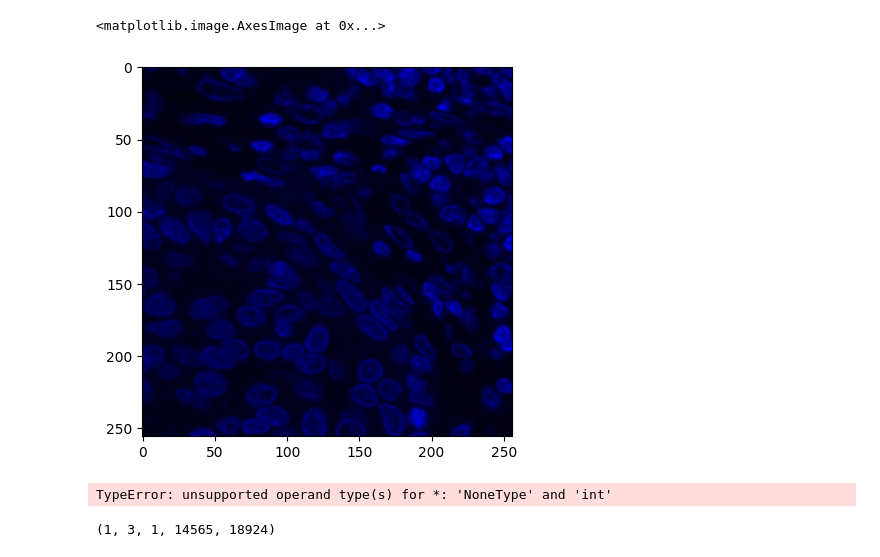
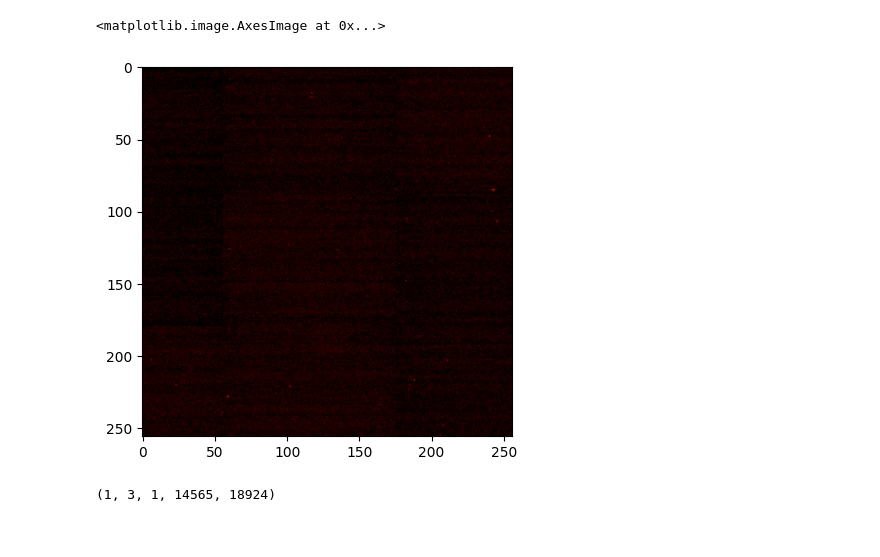
Before and after one commit to davidvi/tissueviewer, a Jupyter notebook: server/OmeZarrConnector/read-raw.ipynb, the cells around one changed output. Cells and saved outputs as stored; diff of their text form; code cells hidden in the pictures.

```diff
--- a/server/OmeZarrConnector/read-raw.ipynb
+++ b/server/OmeZarrConnector/read-raw.ipynb
@@ -183,5 +183,5 @@ class OmeZarrConnector:
     # Generate dzi
 
     dzi = '<?xml version="1.0" encoding="UTF-8"?>\n'
-    dzi += f'<Image TileSize="{self.tile_size}" Overlap="0" Format="png" xmlns="http://schemas.microsoft.com/deepzoom/2008">\n'
-    dzi += f'  <Size Width="{size_x}" Height="{size_y}"/>\n'
+    dzi += f'<Image TileSize="{self.tile_size}" Overlap="0" Format="jpeg" xmlns="http://schemas.microsoft.com/deepzoom/2008">\n'
+    dzi += f'  <Size Height="{size_y}" Width="{size_x}"/>\n'
@@ -255,7 +255,7 @@ class OmeZarrConnector:
                          image_id = 0,
                          dzi_zoom_level = 1,
                          channels = [0],
-                         intensities=[1],
+                         intensities=[1.0],
                          colors=['blue'],
                          is_rgb = False,
                          tile_x = 0,
@@ -274,27 +274,22 @@ class OmeZarrConnector:
     """
 
     # Get the zoom level for the zarr file
-    zoom_level = self.dzi_total_zoom_levels - dzi_zoom_level - 2 # was 2
+    zoom_level = self.dzi_total_zoom_levels - dzi_zoom_level
 
-    merged_image = None #np.zeros((self.tile_size, self.tile_size, 3), dtype=np.uint8)
+    merged_image = None
 
     if not is_rgb:
       for channel, intensity, color in zip(channels, intensities, colors):
         color_rgb = self.color_map[color]
 
         image = self.get_tile_image(image_id, zoom_level, channel, tile_x, tile_y)
-        enhanced_image = cv2.convertScaleAbs(image, alpha=intensity)
-
+        # enhanced_image = cv2.convertScaleAbs(image, alpha=intensity)
+        enhanced_image = np.clip(image * intensity, 0, 255).astype(np.uint8)
         colored_image = cv2.merge([enhanced_image * color_rgb[i] for i in range(3)])
-        # colored_image = np.zeros((image.shape[0], image.shape[1], 3), dtype=np.float32)
-        # for i in range(3):
-          # colored_image[:,:,i] = enhanced_image * color_rgb[i]
-        # colored_image = cv2.normalize(colored_image, None, 0, 255, cv2.NORM_MINMAX)
 
         if merged_image is None:
           merged_image = colored_image
         merged_image = cv2.add(merged_image, colored_image)
-        # merged_image = merged_image.astype(np.uint8)
 
     else:
       for channel in channels:
@@ -304,29 +299,28 @@ class OmeZarrConnector:
         merged_image[:, :, channel] = image
 
     return merged_image
-
-
-test_ome = OmeZarrConnector('/Users/vanijzen/Desktop/public/example-raw.zarr')
-plt.imshow(test_ome.get_combined_image(0, 14, [0], [1, 5], ['blue'], False, 31, 30))
-# %% [output]
-<matplotlib.image.AxesImage at 0x...>
-[figure, removed]
 # %%
-test_ome = OmeZarrConnector('/Users/vanijzen/Desktop/public/example-raw.zarr')
+#test_ome = OmeZarrConnector('/Users/vanijzen/Desktop/public/example-raw.zarr')
 # test_ome = OmeZarrConnector('/Users/vanijzen/Desktop/public/TMA1.zarr')
-
+test_ome = OmeZarrConnector('/Volumes/external/tissueviewer/public/250724_Macrophages_MELA_TMA1a_Scan1.er.zarr')
 
 # test_ome.generate_dzi(0)
 
 # test_ome.return_metadata()
 
 # plt.imshow(test_ome.get_tile_image(0, 0, 0, 0, 0))
 
 # plt.imshow(test_ome.get_combined_image(0, 12, [0, 1, 2], [1, 1, 1], ['red', 'green', 'blue'], 1, 1))
 # plt.imshow(test_ome.get_combined_image(0, 9, [0, 1, 2], [1, 1, 1], ['red', 'green', 'blue'], True, 0, 0))
-plt.imshow(test_ome.get_combined_image(0, 14, [0, 1], [1, 5], ['blue', 'green'], False, 31, 30))
+#plt.imshow(test_ome.get_combined_image(0, 14, [0, 1], [1, 5], ['blue', 'green'], False, 31, 30))
+
+
+plt.imshow(test_ome.get_combined_image(0, 13, [0], [1], ['blue'], 4, 4))
+# plt.imshow(test_ome.get_tile_image(0, 2, 0, 8, 8))
+# test_ome.total_zoom_levels # 9
 # %% [output]
-TypeError: unsupported operand type(s) for *: 'NoneType' and 'int'
+<matplotlib.image.AxesImage at 0x...>
+[figure, added]
 # %%
 zarr_connection = zarr.open('/Users/vanijzen/Desktop/public/example-raw.zarr') # Open the zarr file
 # zarr_connection = zarr.open('/Users/vanijzen/Desktop/TMA1.zarr') # Open the zarr file
```
Also changed, not shown: 3 other files.
